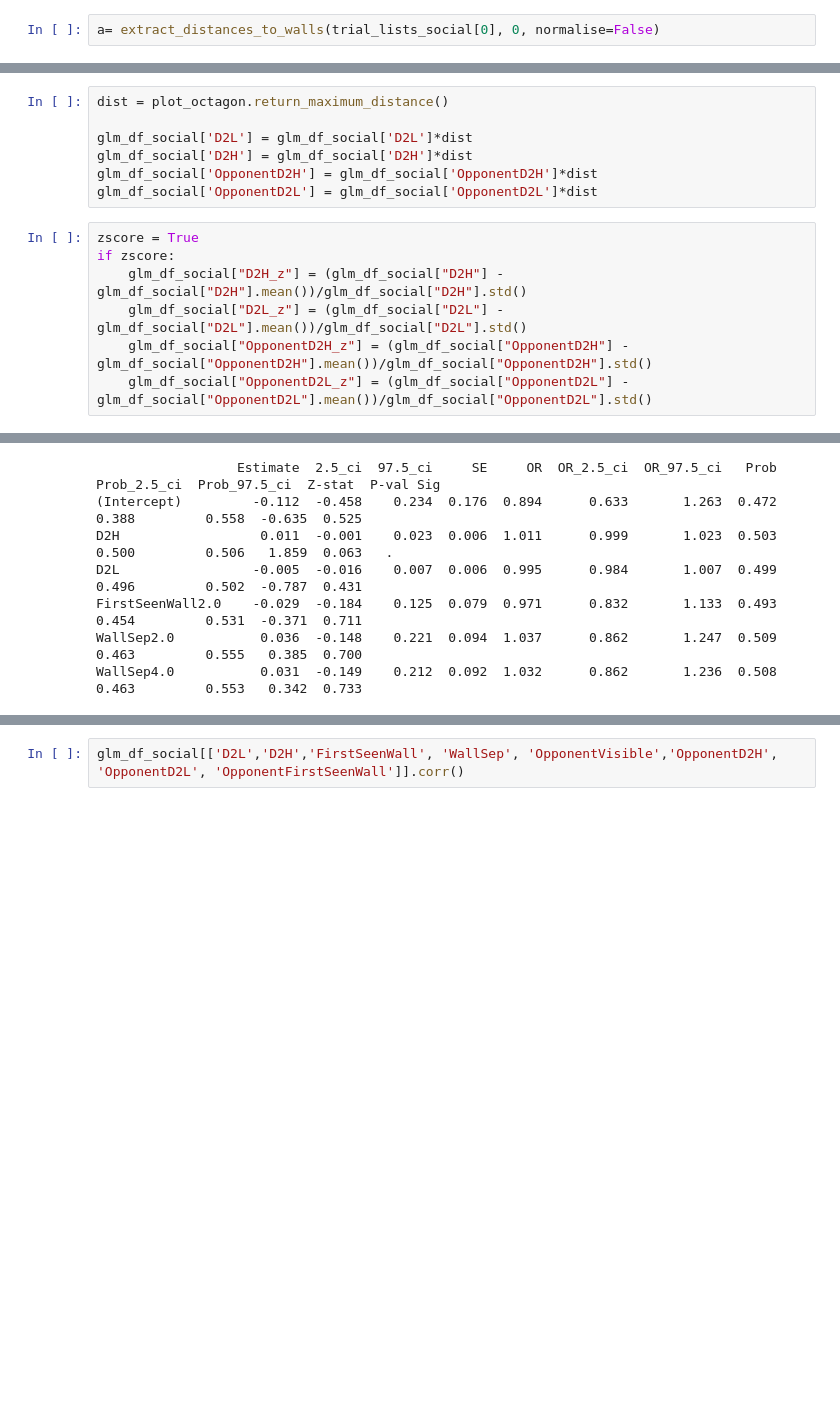
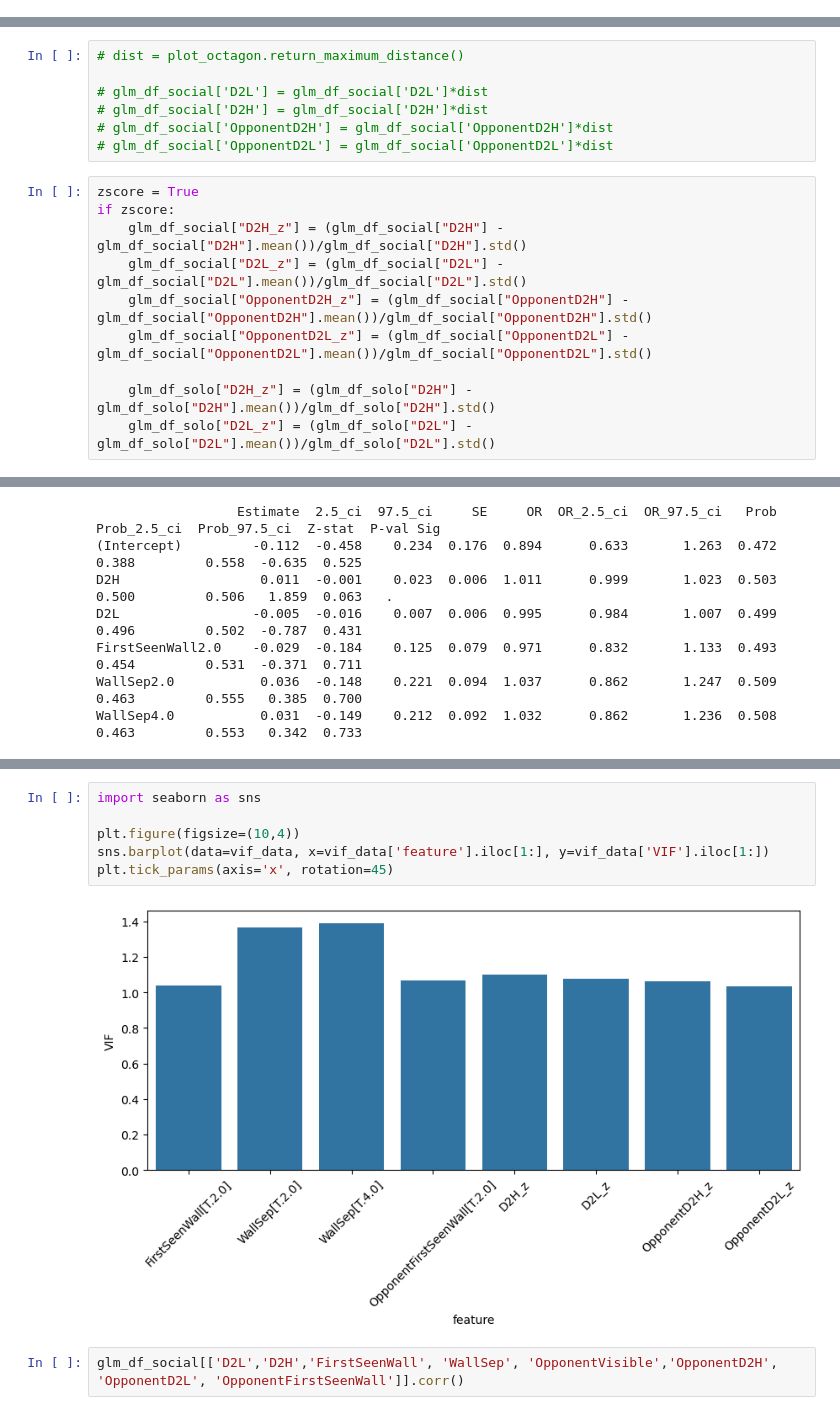
Before and after one commit to tomhagley6/octagon_analysis, a Jupyter notebook: sandbox/GLM_sandbox3.ipynb, the cells around one changed output, grey strips where cells are left out. Drawn from its saved outputs; the diff is of its cells as text; blank space fills up the shorter version.

Commit message:
Plotting random slopes and variance inflation factor in glm_sandbox3

```diff
--- a/sandbox/GLM_sandbox3.ipynb
+++ b/sandbox/GLM_sandbox3.ipynb
@@ -95,5 +97,3 @@ len(trial_lists_combined_solo), len(trial_lists_social)
 (70, 35)
 # %% [markdown]
 ### Regressor value extraction functions (for one session)
-# %%
-a= extract_distances_to_walls(trial_lists_social[0], 0, normalise=False)
@@ -626,11 +606,11 @@ glm_df_social['D2L']
 Name: D2L, Length: 2816, dtype: float64
 # %%
-dist = plot_octagon.return_maximum_distance()
+# dist = plot_octagon.return_maximum_distance()
 
-glm_df_social['D2L'] = glm_df_social['D2L']*dist
-glm_df_social['D2H'] = glm_df_social['D2H']*dist
-glm_df_social['OpponentD2H'] = glm_df_social['OpponentD2H']*dist
-glm_df_social['OpponentD2L'] = glm_df_social['OpponentD2L']*dist
+# glm_df_social['D2L'] = glm_df_social['D2L']*dist
+# glm_df_social['D2H'] = glm_df_social['D2H']*dist
+# glm_df_social['OpponentD2H'] = glm_df_social['OpponentD2H']*dist
+# glm_df_social['OpponentD2L'] = glm_df_social['OpponentD2L']*dist
 # %%
 zscore = True
 if zscore:
@@ -638,6 +618,9 @@ if zscore:
     glm_df_social["D2L_z"] = (glm_df_social["D2L"] - glm_df_social["D2L"].mean())/glm_df_social["D2L"].std()
     glm_df_social["OpponentD2H_z"] = (glm_df_social["OpponentD2H"] - glm_df_social["OpponentD2H"].mean())/glm_df_social["OpponentD2H"].std()
     glm_df_social["OpponentD2L_z"] = (glm_df_social["OpponentD2L"] - glm_df_social["OpponentD2L"].mean())/glm_df_social["OpponentD2L"].std()
+
+    glm_df_solo["D2H_z"] = (glm_df_solo["D2H"] - glm_df_solo["D2H"].mean())/glm_df_solo["D2H"].std()
+    glm_df_solo["D2L_z"] = (glm_df_solo["D2L"] - glm_df_solo["D2L"].mean())/glm_df_solo["D2L"].std()
 # %%
 from pymer4.models import Lmer
 
@@ -742,3 +726,11 @@ print(vif_data)
+# %%
+import seaborn as sns
+
+plt.figure(figsize=(10,4))
+sns.barplot(data=vif_data, x=vif_data['feature'].iloc[1:], y=vif_data['VIF'].iloc[1:])
+plt.tick_params(axis='x', rotation=45)
+# %% [output]
+[figure, added]
 # %%
 glm_df_social[['D2L','D2H','FirstSeenWall', 'WallSep', 'OpponentVisible','OpponentD2H', 'OpponentD2L', 'OpponentFirstSeenWall']].corr()
 # %% [output]
```
Also changed, not shown: parts of 15 cells of this notebook, 1 other file.
